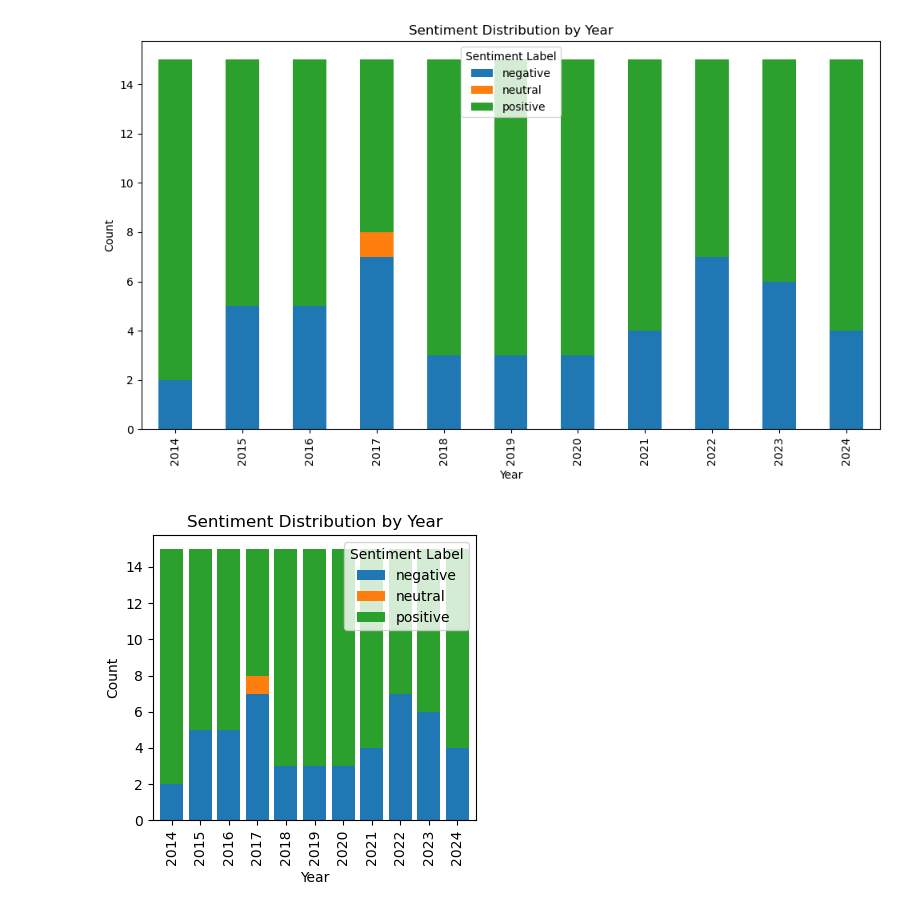
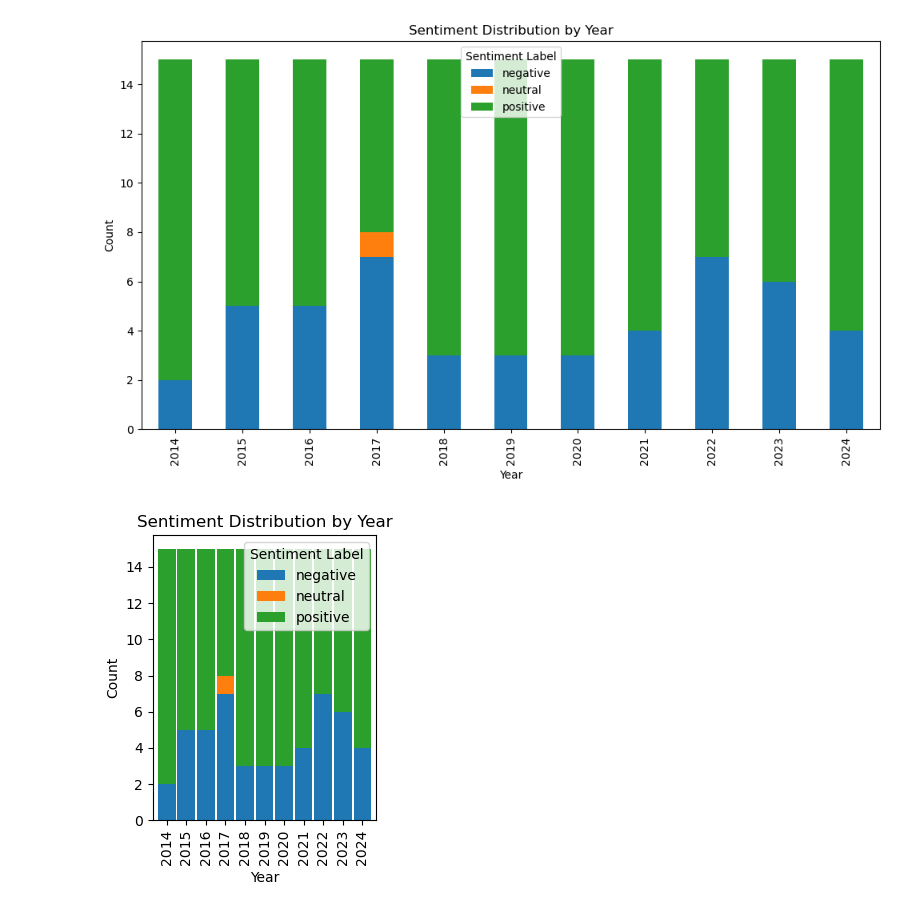
Before and after one commit to asyikin22/Python-for-Data-Analysis, a Jupyter notebook: PROJECTS/Spotify/sentiment_analysis.ipynb, the cells around one changed output. Cells and saved outputs as stored; diff of their text form; code cells hidden in the pictures.

Commit message:
made website responsive + added chart insights

```diff
--- a/PROJECTS/Spotify/sentiment_analysis.ipynb
+++ b/PROJECTS/Spotify/sentiment_analysis.ipynb
@@ -427,7 +427,7 @@ fig.update_layout(
         gridcolor='rgb(70, 70, 70)',  # Subtle grid lines in dark mode
         zerolinecolor='rgb(120, 120, 120)',  # Zero line
     ),
-    width=550,
+    width=650,
     height=400,
     showlegend=False,
     coloraxis_showscale=False,
@@ -448,22 +448,22 @@ fig.show()
 # %%
 #stacked chart
 
 #aggregate data by year and sentiment label
 aggregated_data = song_sentiment.groupby(['year', 'sentiment_label']).size().unstack(fill_value=0)
 
-ax = aggregated_data.plot(kind='bar', stacked=True, figsize=(4,4), width=0.8)
+ax = aggregated_data.plot(kind='bar', stacked=True, figsize=(3,4), width=0.9)
 
 plt.xlabel('Year')
 plt.ylabel('Count')
 plt.title('Sentiment Distribution by Year')
 plt.legend(title='Sentiment Label')
 
 # Adjust spacing to reduce gaps further
 plt.subplots_adjust(left=0.1, right=0.9, top=0.9, bottom=0.2)
 plt.tight_layout()
 
-# fig.write_html("./static/charts/sentimentDistr.html")
+fig.write_html("./static/charts/sentimentDistr.html")
 
 plt.show()
 # %% [output]
-[figure, old version]
+[figure, new version]
```
Also changed, not shown: parts of 1 cell of this notebook, 19 other files.
